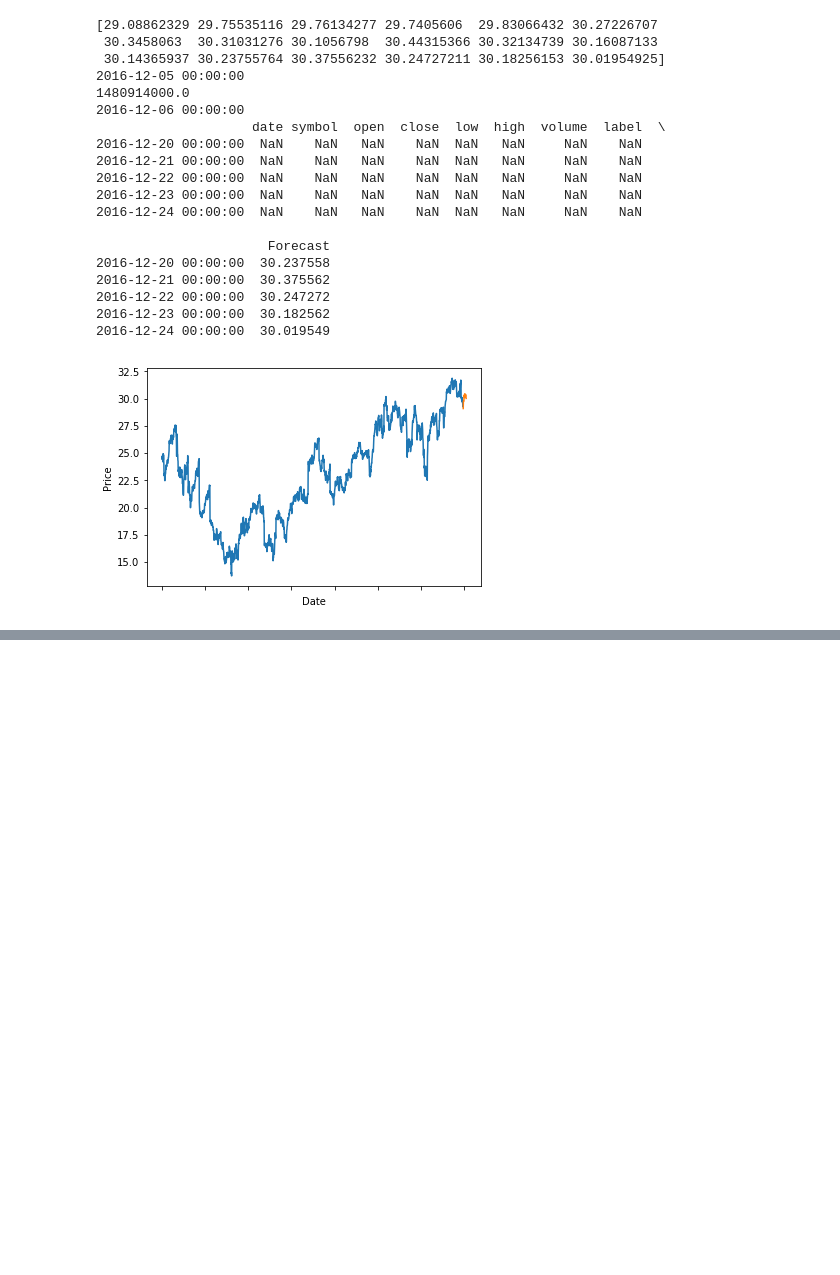
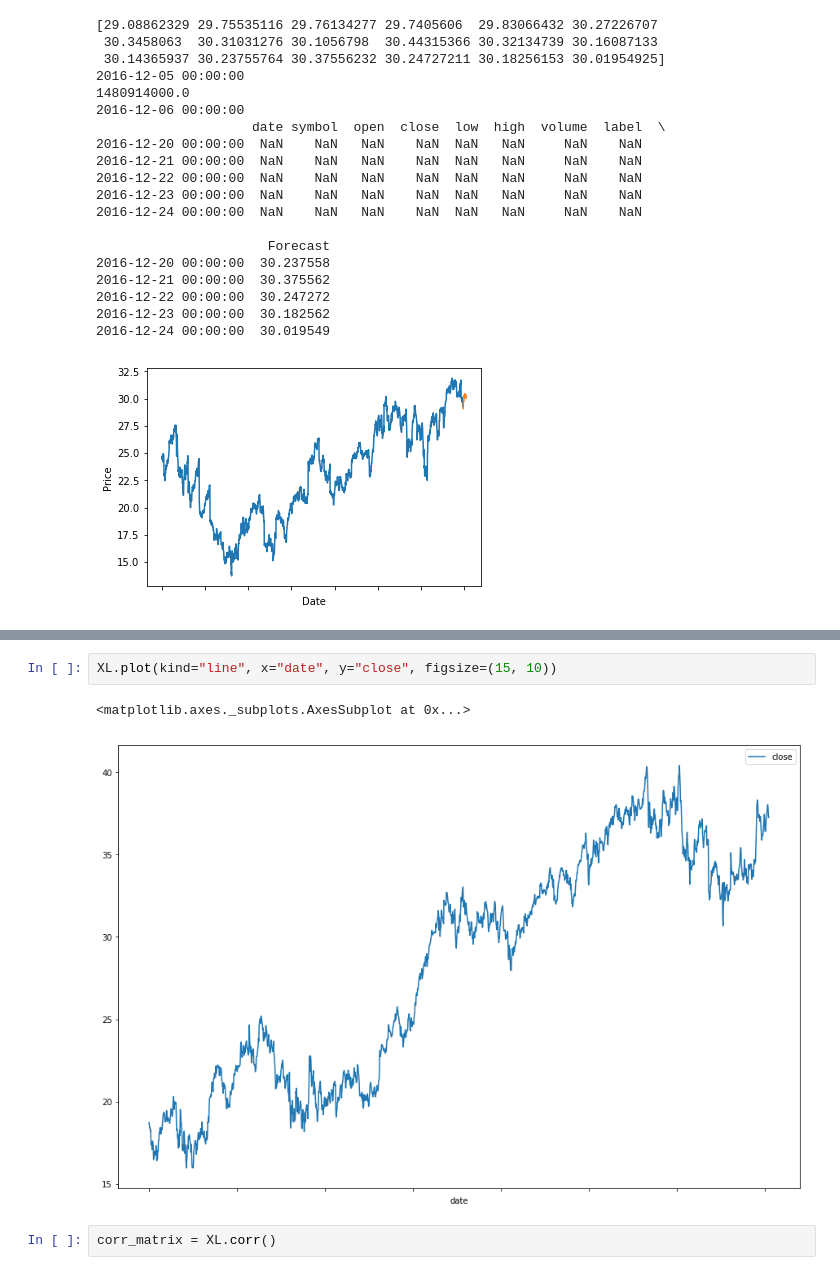
Before and after one commit to MR-NISHANK/stock_prediction, a Jupyter notebook: stock_prediction.ipynb, the cells around one changed output, grey strips where cells are left out. Cells and saved outputs as stored; diff of their text form; blank space fills up the shorter version.

```diff
--- a/stock_prediction.ipynb
+++ b/stock_prediction.ipynb
@@ -152,0 +346,7 @@ plt.show()
+# %%
+XL.plot(kind="line", x="date", y="close", figsize=(15, 10))
+# %% [output]
+<matplotlib.axes._subplots.AxesSubplot at 0x...>
+[figure, added]
+# %%
+corr_matrix = XL.corr()
```
Also changed, not shown: parts of 33 cells of this notebook.
